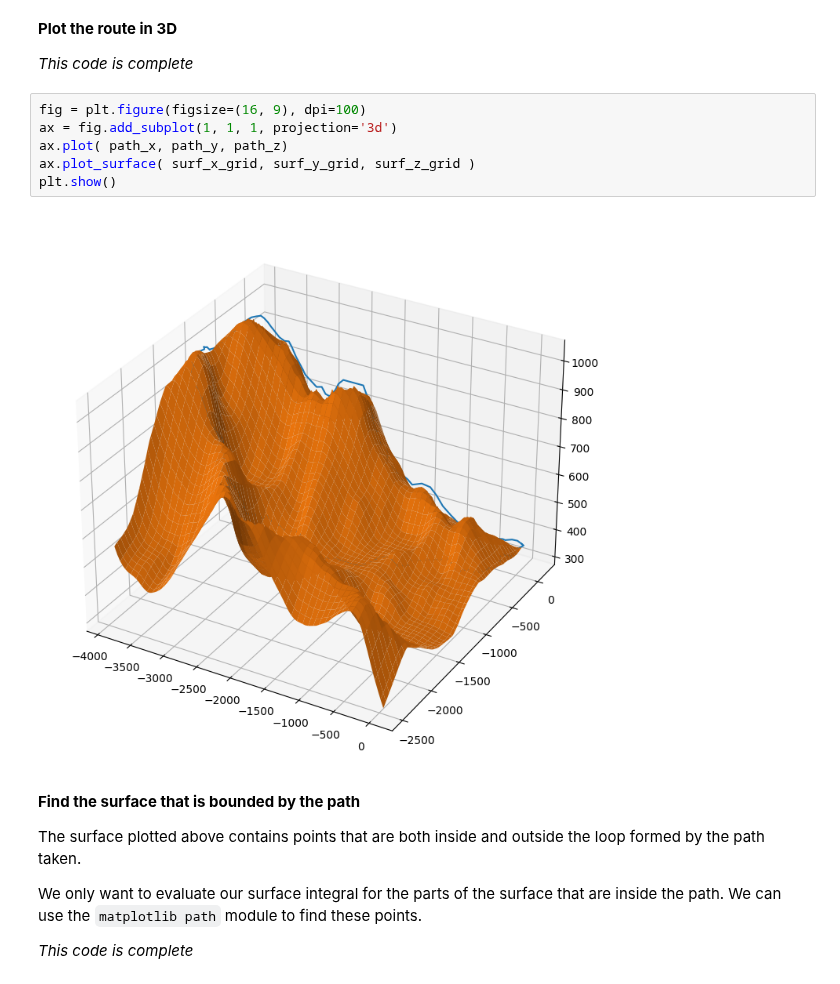
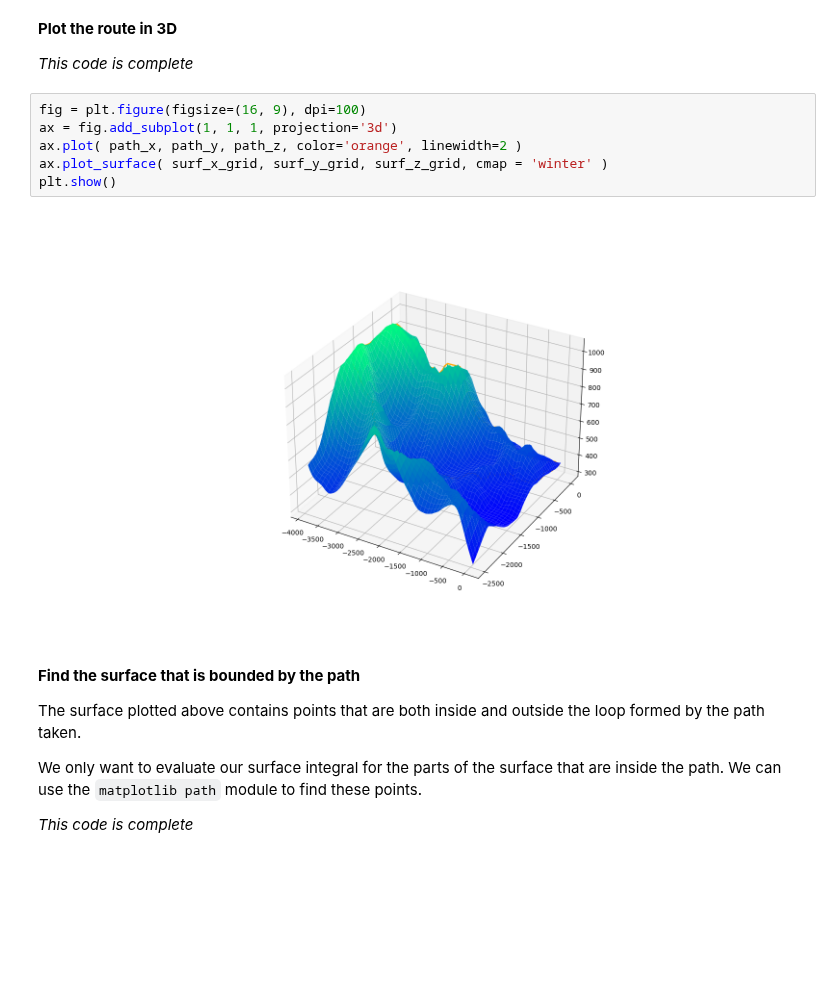
Before and after one commit to lpender3672/MEng-CW, a Jupyter notebook: IB/Examples_papers/vector_calculus/03-ExamplesPaper3-Surface-Integral.ipynb, the cells around one changed output. Cells and saved outputs as stored; diff of their text form; blank space fills up the shorter version.

```diff
--- a/IB/Examples_papers/vector_calculus/03-ExamplesPaper3-Surface-Integral.ipynb
+++ b/IB/Examples_papers/vector_calculus/03-ExamplesPaper3-Surface-Integral.ipynb
@@ -80,11 +80,11 @@ surf_z_grid = np.reshape( surf_z, (N, N) )
 # %%
 fig = plt.figure(figsize=(16, 9), dpi=100)
 ax = fig.add_subplot(1, 1, 1, projection='3d')
-ax.plot( path_x, path_y, path_z)
-ax.plot_surface( surf_x_grid, surf_y_grid, surf_z_grid )
+ax.plot( path_x, path_y, path_z, color='orange', linewidth=2 )
+ax.plot_surface( surf_x_grid, surf_y_grid, surf_z_grid, cmap = 'winter' )
 plt.show()
 # %% [output]
-[figure, old version]
+[figure, new version]
 # %% [markdown]
 **Find the surface that is bounded by the path**
 
```
Also changed, not shown: parts of 2 cells of this notebook, 2 other files.
